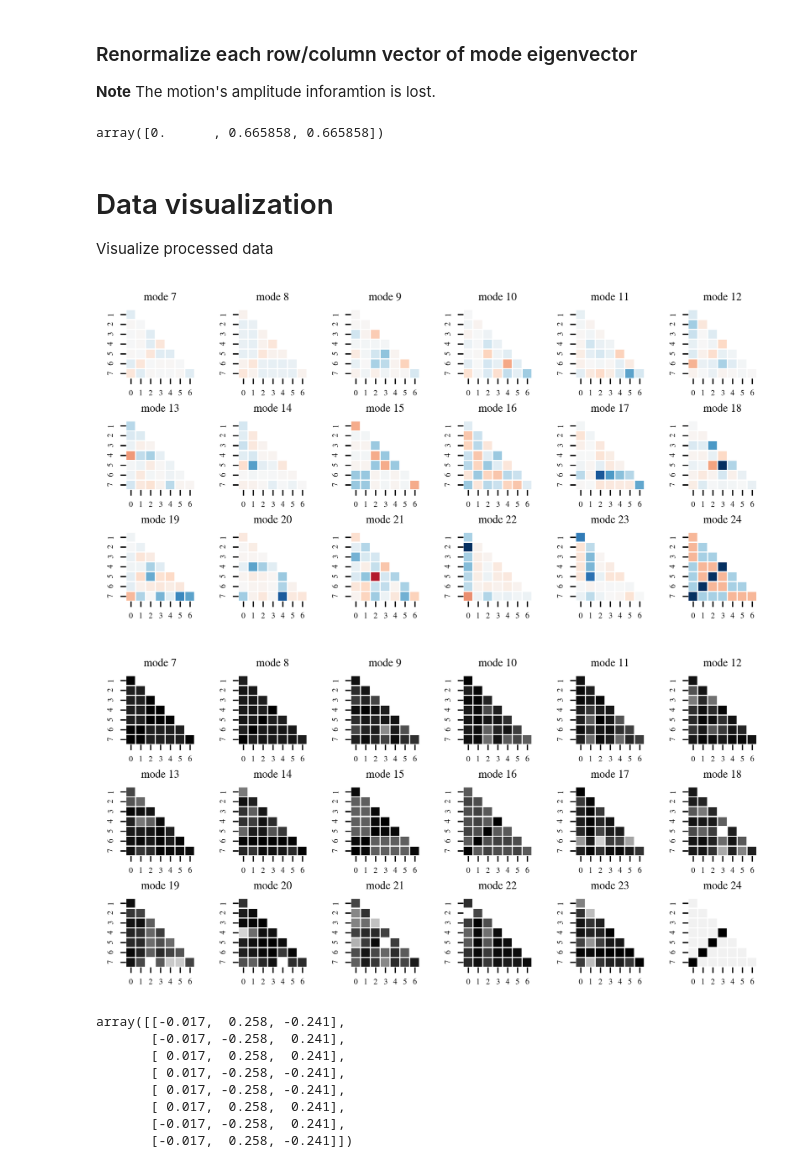
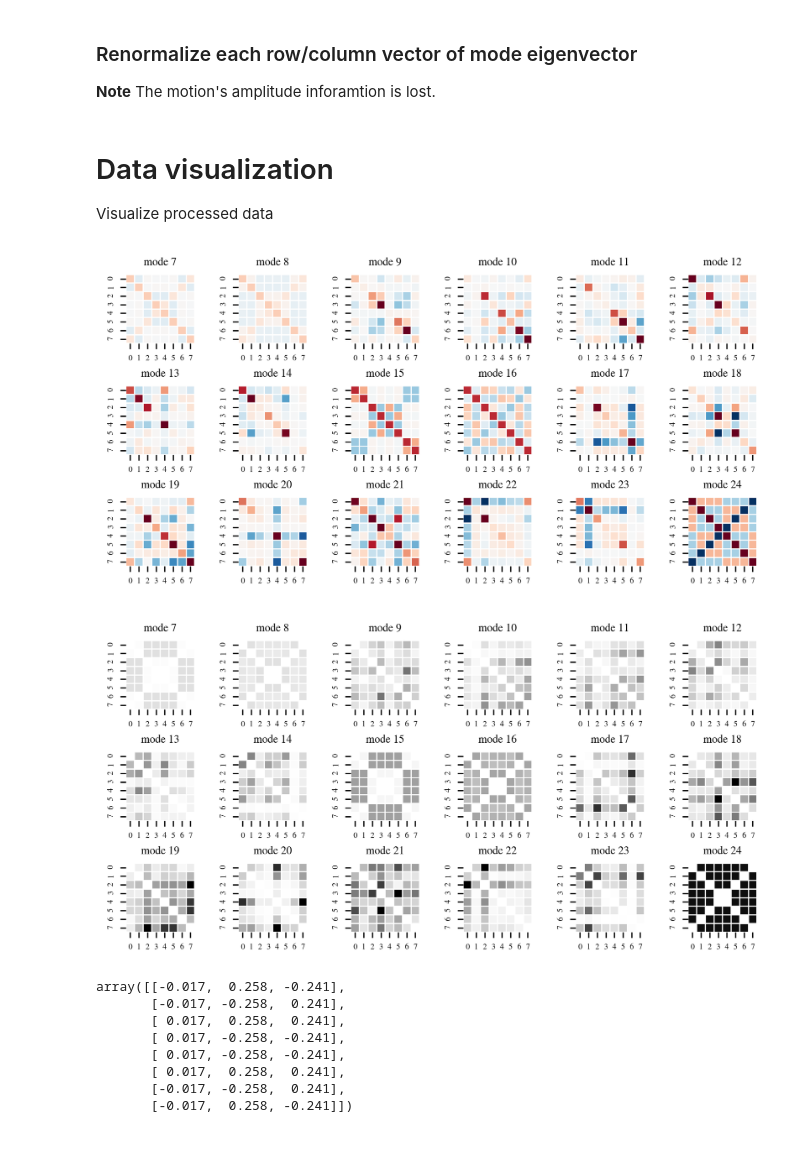
Before and after one commit to igordub/artificial-pdb-coord, a Jupyter notebook: notebooks/01.ID.explore_eigenvectors.ipynb, the cells around one changed output. Cells and saved outputs as stored; diff of their text form; code cells hidden in the pictures.

```diff
--- a/notebooks/01.ID.explore_eigenvectors.ipynb
+++ b/notebooks/01.ID.explore_eigenvectors.ipynb
@@ -101,10 +101,6 @@ Put here the core of the notebook. Feel free to further split this section into
 #     eigenvector = eigenvectors[key]
 #     for row_idx in range(eigenvector.shape[0]):
 #         eigenvector[row_idx] = eigenvector[row_idx] / np.linalg.norm(eigenvector[row_idx])
-# %%
-np.cross(eigenvector[2], eigenvector[3])
-# %% [output]
-array([0.      , 0.665858, 0.665858])
 # %%
 def calcualte_dotprod(eigenvector):
     no_beads = np.shape(eigenvector)[0]
@@ -112,7 +108,11 @@ def calcualte_dotprod(eigenvector):
 
     for i in np.arange(no_beads):
         for j in np.arange(i+1):
-            dotprod[i][j] = np.dot(eigenvector[i], eigenvector[j])
+#             vector_1 = eigenvector[i] / np.linalg.norm(eigenvector[i])
+#             vector_2 = eigenvector[j] / np.linalg.norm(eigenvector[j])
+            vector_1 = eigenvector[i]
+            vector_2 = eigenvector[j]
+            dotprod[i][j] = np.dot(vector_1, vector_2)
 
     dotprod = dotprod + dotprod.T
     return dotprod
@@ -123,6 +123,10 @@ def calcualte_crossprod_norm(eigenvector):
 
     for i in np.arange(no_beads):
         for j in np.arange(i+1):
+#             vector_1 = eigenvector[i] / np.linalg.norm(eigenvector[i])
+#             vector_2 = eigenvector[j] / np.linalg.norm(eigenvector[j])
+            vector_1 = eigenvector[i]
+            vector_2 = eigenvector[j]
             crossprod_norm[i][j] = np.linalg.norm(np.cross(eigenvector[i], eigenvector[j]))
 
     crossprod_norm = crossprod_norm + crossprod_norm.T
@@ -132,14 +136,15 @@ def calcualte_crossprod_norm(eigenvector):
 Visualize processed data
 # %%
 def plot_crosscor(array, vmin=0, center=None, vmax=1, axis=None, cmap=plt.cm.RdBu_r, annot=True):
-    array = array[1:, :-1]
-    mask = np.zeros_like(array)
-    mask[np.triu_indices_from(mask, k=1)] = True
+#     array = array[1:, :-1]
+#     mask = np.zeros_like(array)
+#     mask[np.triu_indices_from(mask, k=1)] = True
 
-    sns.heatmap(array, fmt='.2f', linewidths=.5, vmin=vmin, center=center, vmax=vmax, square=True, mask=mask, annot=annot, cmap=cmap, cbar=False, ax=axis)
-    y_ticks = axis.get_yticks()
-    y_ticks = [int(tick +0.5) for tick in y_ticks]
-    axis.set_yticklabels(y_ticks)
+    sns.heatmap(array, fmt='.2f', linewidths=.5, vmin=vmin, center=center, vmax=vmax, square=True, mask=None, annot=annot, cmap=cmap, cbar=False, ax=axis)
+
+#     y_ticks = axis.get_yticks()
+#     y_ticks = [int(tick +0.5) for tick in y_ticks]
+#     axis.set_yticklabels(y_ticks)
 
     return None
 
@@ -158,22 +163,22 @@ with plt.rc_context({'font.size': 4, 'xtick.labelsize': 5, 'ytick.labelsize': 5,
 
     plt.tight_layout()
 # %% [output]
-[figure, old version]
+[figure, new version]
 # %%
 with plt.rc_context({'font.size': 4, 'xtick.labelsize': 5, 'ytick.labelsize': 5, 'axes.titlesize': 7}):
     _, axs = plt.subplots(subplot_rows, subplot_columns)
     mode_num = 7
     for i in range(subplot_rows):
         for j in range(subplot_columns):
             corossprod_norm = calcualte_crossprod_norm(eigenvectors[mode_num])
-            plot_crosscor(corossprod_norm, vmin=0, center=None, vmax=1, cmap=plt.cm.gray, axis=axs[i, j], annot=False)
+            plot_crosscor(corossprod_norm, vmin=0, center=None, vmax=1, cmap=plt.cm.binary, axis=axs[i, j], annot=False)
 
             axs[i, j].set_title("mode {}".format(mode_num))
             mode_num += 1
 
     plt.tight_layout()
 # %% [output]
-[figure, old version]
+[figure, new version]
 # %%
 eigenvectors[7]
 # %% [output]
```
Also changed, not shown: 4 other files.
